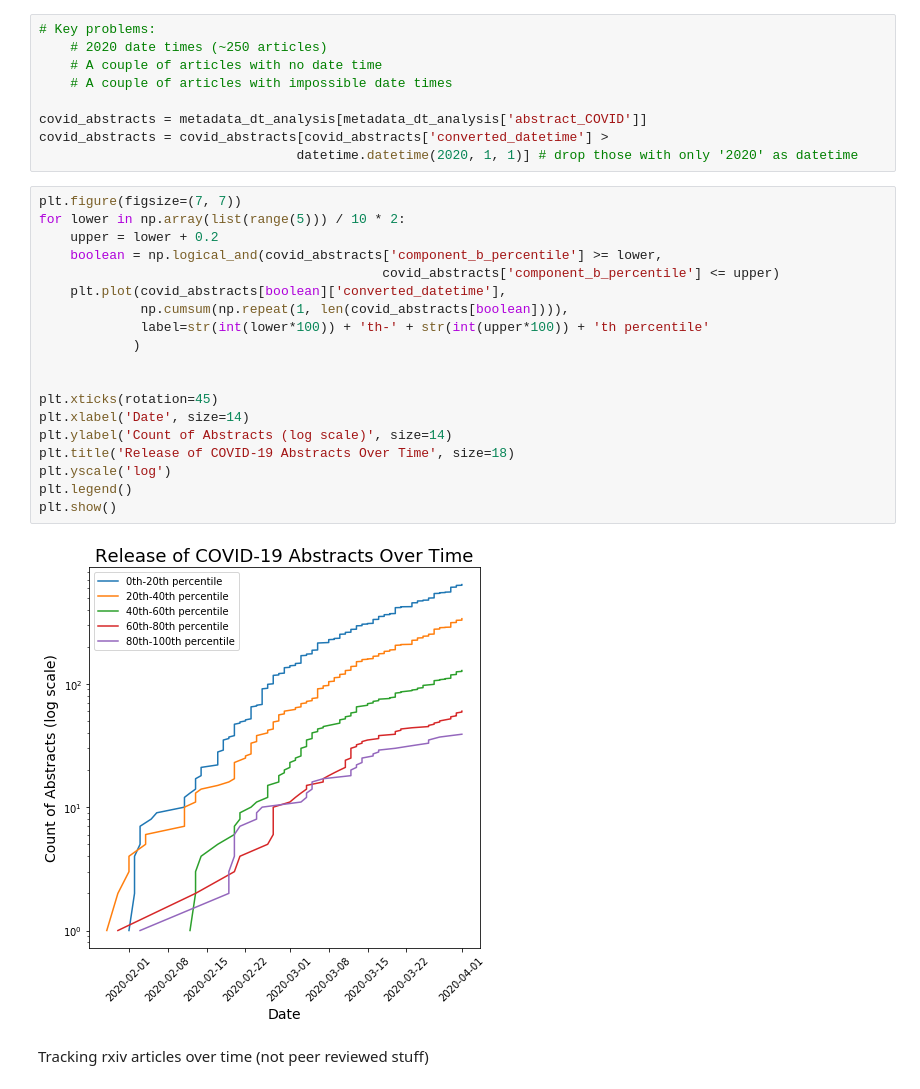
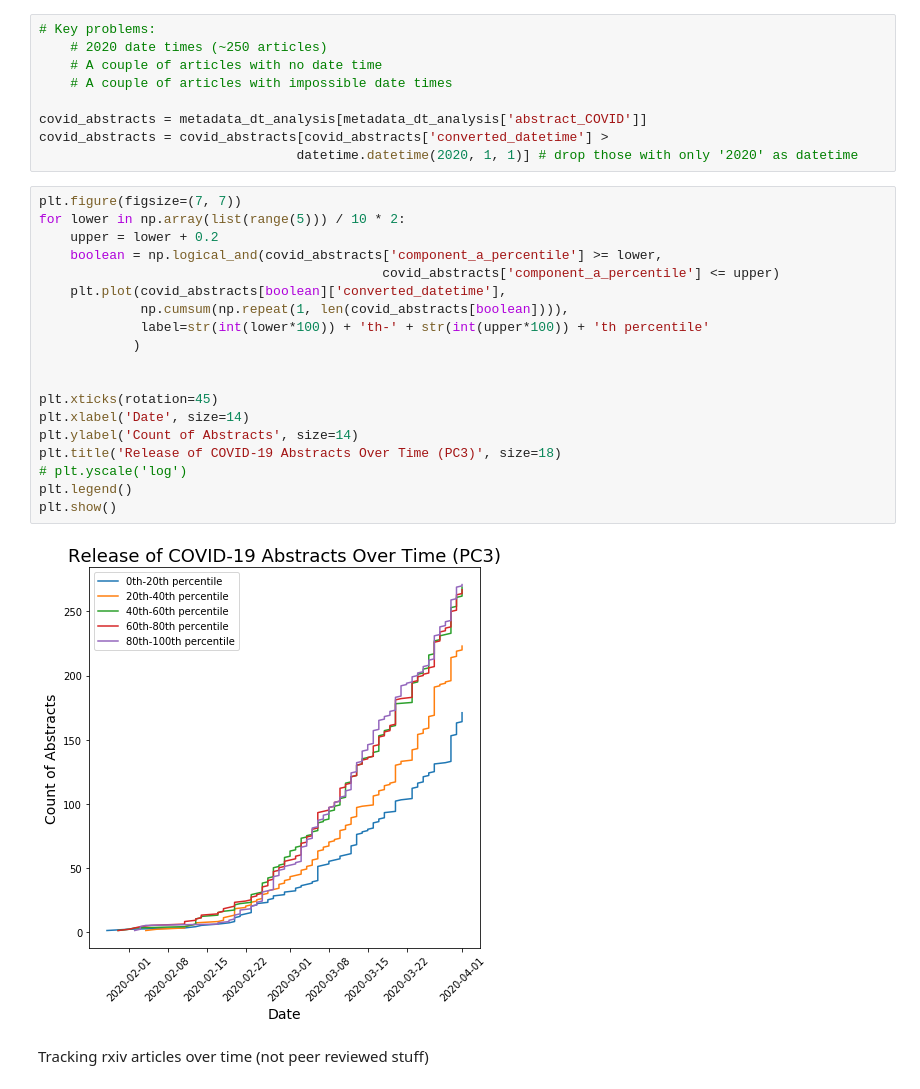
Before and after one commit to COVID19-DVRN/8-AI-Mapping-of-Relevant-Coronavirus-Literature, a Jupyter notebook: analysis/AbstractAnalytics-subsetted.ipynb, the cells around one changed output. Saved outputs shown, nothing was run; the diff lists cells and outputs as text.

```diff
--- a/analysis/AbstractAnalytics-subsetted.ipynb
+++ b/analysis/AbstractAnalytics-subsetted.ipynb
@@ -375,24 +371,24 @@ covid_abstracts = covid_abstracts[covid_abstracts['converted_datetime'] >
 # %%
 plt.figure(figsize=(7, 7))
 for lower in np.array(list(range(5))) / 10 * 2:
     upper = lower + 0.2
-    boolean = np.logical_and(covid_abstracts['component_b_percentile'] >= lower,
-                                            covid_abstracts['component_b_percentile'] <= upper)
+    boolean = np.logical_and(covid_abstracts['component_a_percentile'] >= lower,
+                                            covid_abstracts['component_a_percentile'] <= upper)
     plt.plot(covid_abstracts[boolean]['converted_datetime'],
              np.cumsum(np.repeat(1, len(covid_abstracts[boolean]))),
              label=str(int(lower*100)) + 'th-' + str(int(upper*100)) + 'th percentile'
             )
 
 
 plt.xticks(rotation=45)
 plt.xlabel('Date', size=14)
-plt.ylabel('Count of Abstracts (log scale)', size=14)
-plt.title('Release of COVID-19 Abstracts Over Time', size=18)
-plt.yscale('log')
+plt.ylabel('Count of Abstracts', size=14)
+plt.title('Release of COVID-19 Abstracts Over Time (PC3)', size=18)
+# plt.yscale('log')
 plt.legend()
 plt.show()
 # %% [output]
-[figure, old version]
+[figure, new version]
 # %% [markdown]
 Tracking rxiv articles over time (not peer reviewed stuff)
 # %%
```
Also changed, not shown: parts of 10 cells of this notebook, 1 other file.
